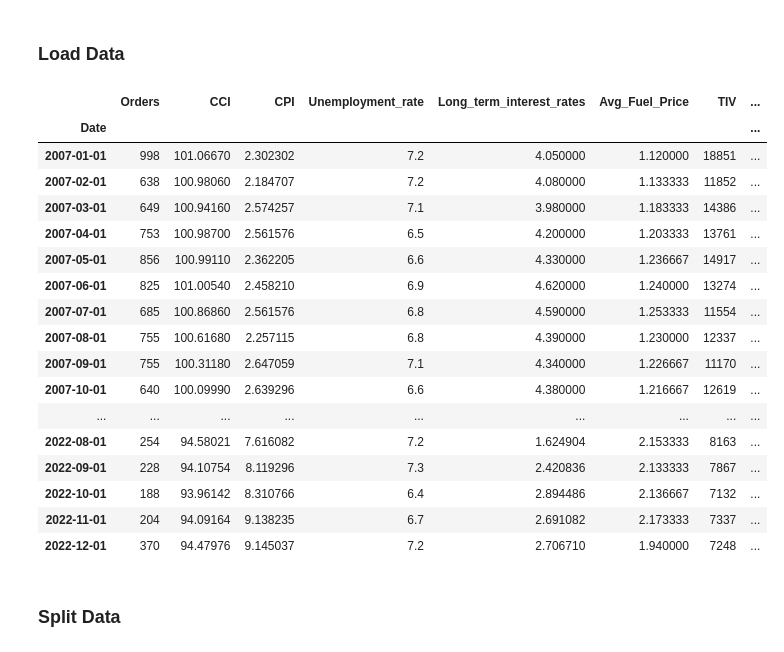
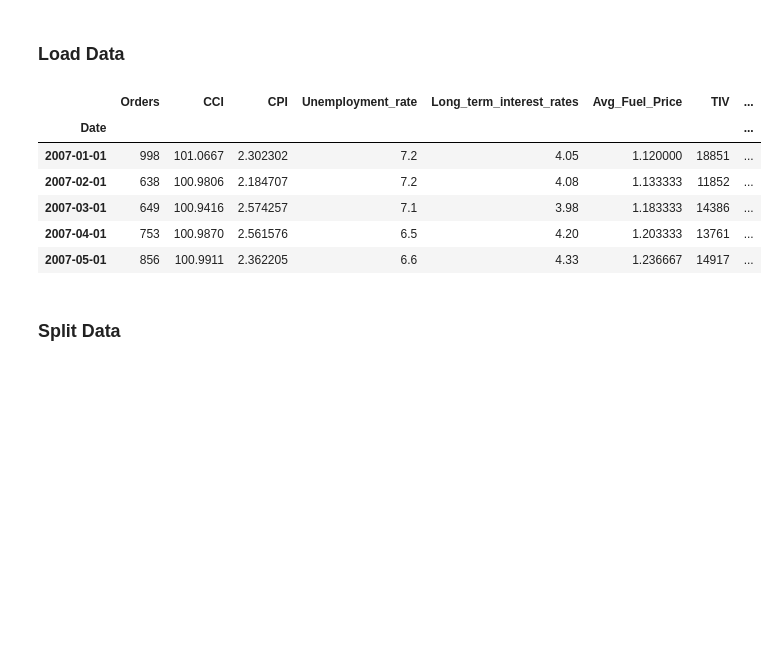
Before and after one commit to martinel-UAS/projects, a Jupyter notebook: 5. Master_thesis/2.Pycaret_Analysis.ipynb, the cells around one changed output. Saved outputs shown, nothing was run; the diff lists cells and outputs as text; code cells hidden in the pictures; blank space fills up the shorter version.

```diff
--- a/5. Master_thesis/2.Pycaret_Analysis.ipynb
+++ b/5. Master_thesis/2.Pycaret_Analysis.ipynb
@@ -34,26 +34,15 @@ dep_var = 'Orders'
 # Set index
 df = df.set_index("Date").asfreq('MS')
 # %%
-df
+df.head()
 # %% [output]
 |  | Orders | CCI | CPI | Unemployment_rate | Long_term_interest_rates | Avg_Fuel_Price | TIV | ... |
 | Date |  |  |  |  |  |  |  | ... |
-| 2007-01-01 | 998 | 101.06670 | 2.302302 | 7.2 | 4.050000 | 1.120000 | 18851 | ... |
-| 2007-02-01 | 638 | 100.98060 | 2.184707 | 7.2 | 4.080000 | 1.133333 | 11852 | ... |
-| 2007-03-01 | 649 | 100.94160 | 2.574257 | 7.1 | 3.980000 | 1.183333 | 14386 | ... |
-| 2007-04-01 | 753 | 100.98700 | 2.561576 | 6.5 | 4.200000 | 1.203333 | 13761 | ... |
-| 2007-05-01 | 856 | 100.99110 | 2.362205 | 6.6 | 4.330000 | 1.236667 | 14917 | ... |
-| 2007-06-01 | 825 | 101.00540 | 2.458210 | 6.9 | 4.620000 | 1.240000 | 13274 | ... |
-| 2007-07-01 | 685 | 100.86860 | 2.561576 | 6.8 | 4.590000 | 1.253333 | 11554 | ... |
-| 2007-08-01 | 755 | 100.61680 | 2.257115 | 6.8 | 4.390000 | 1.230000 | 12337 | ... |
-| 2007-09-01 | 755 | 100.31180 | 2.647059 | 7.1 | 4.340000 | 1.226667 | 11170 | ... |
-| 2007-10-01 | 640 | 100.09990 | 2.639296 | 6.6 | 4.380000 | 1.216667 | 12619 | ... |
-| ... | ... | ... | ... | ... | ... | ... | ... | ... |
-| 2022-08-01 | 254 | 94.58021 | 7.616082 | 7.2 | 1.624904 | 2.153333 | 8163 | ... |
-| 2022-09-01 | 228 | 94.10754 | 8.119296 | 7.3 | 2.420836 | 2.133333 | 7867 | ... |
-| 2022-10-01 | 188 | 93.96142 | 8.310766 | 6.4 | 2.894486 | 2.136667 | 7132 | ... |
-| 2022-11-01 | 204 | 94.09164 | 9.138235 | 6.7 | 2.691082 | 2.173333 | 7337 | ... |
-| 2022-12-01 | 370 | 94.47976 | 9.145037 | 7.2 | 2.706710 | 1.940000 | 7248 | ... |
+| 2007-01-01 | 998 | 101.0667 | 2.302302 | 7.2 | 4.05 | 1.120000 | 18851 | ... |
+| 2007-02-01 | 638 | 100.9806 | 2.184707 | 7.2 | 4.08 | 1.133333 | 11852 | ... |
+| 2007-03-01 | 649 | 100.9416 | 2.574257 | 7.1 | 3.98 | 1.183333 | 14386 | ... |
+| 2007-04-01 | 753 | 100.9870 | 2.561576 | 6.5 | 4.20 | 1.203333 | 13761 | ... |
+| 2007-05-01 | 856 | 100.9911 | 2.362205 | 6.6 | 4.33 | 1.236667 | 14917 | ... |
 # %% [markdown]
 ### Split Data
 # %%
```
Also changed, not shown: parts of 5 cells of this notebook, 3 other files.
